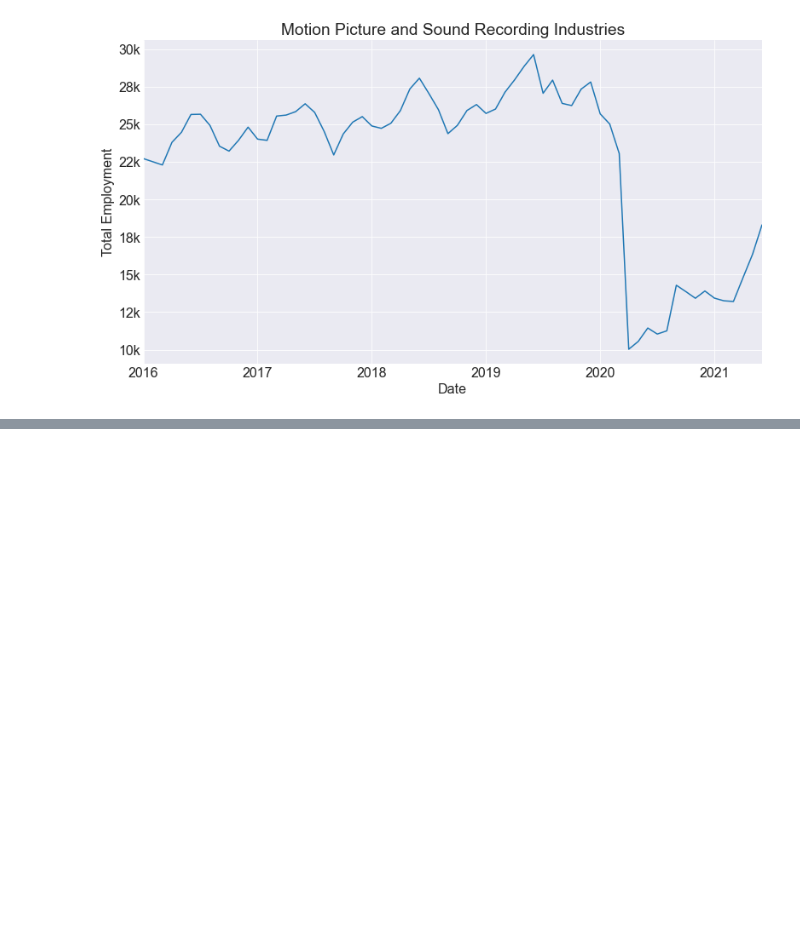
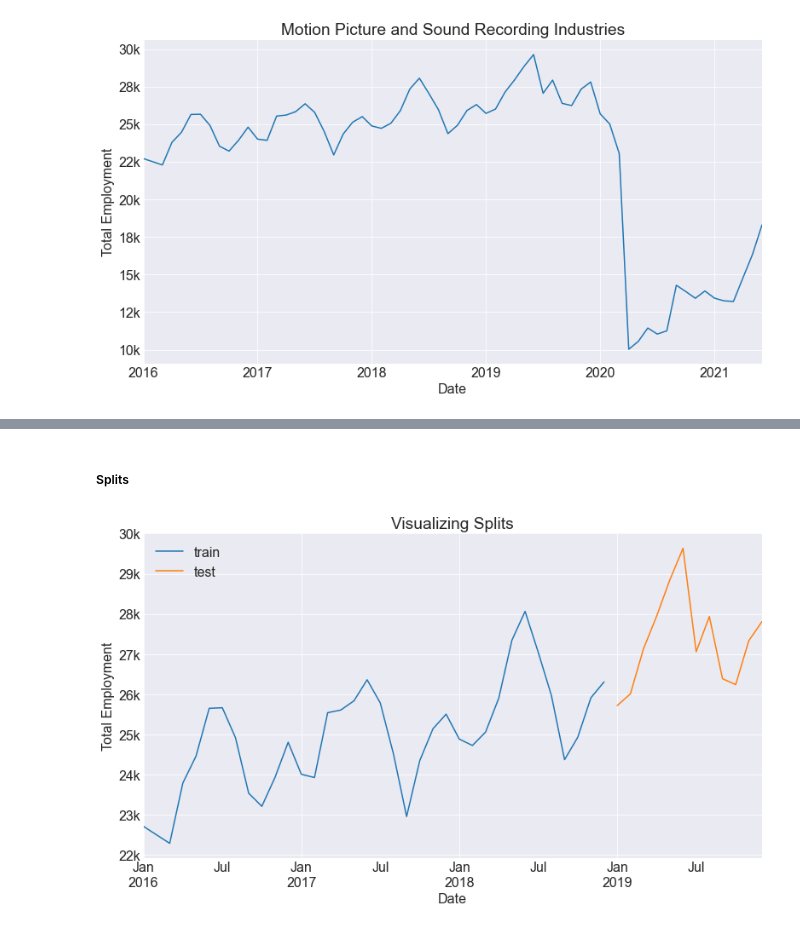
Before and after one commit to capstone-job-market-analysis/job-market-analysis, a Jupyter notebook: adam_scratch_forecasting.ipynb, the cells around one changed output, grey strips where cells are left out. Saved outputs shown, nothing was run; the diff lists cells and outputs as text; code cells hidden in the pictures; blank space fills up the shorter version.

```diff
--- a/adam_scratch_forecasting.ipynb
+++ b/adam_scratch_forecasting.ipynb
@@ -212,7 +212,7 @@ train = s_sporting['2016' : '2018']
 test = s_sporting['2019']
 # %%
 # create a function to visualize splits
-def viz_splits(train, validate, test):
+def viz_splits(train, test):
     ax = train.plot(label='train')
     # validate.plot(ax=ax, label='validate')
     test.plot(ax=ax, label='test')
@@ -345,0 +517,6 @@ s_motion['2020-04' : ].plot()
+# %%
+# forecast pre-COVID behavior after full recovery
+s_motion = forecast_ind_dict['Motion Picture and Sound Recording Industries']
+s_motion.plot()
+plt.gca().set(ylabel = 'Total Employment', title='Motion Picture and Sound Recording Industries')
+plt.gca().yaxis.set_major_formatter(lambda x, pos: '{:.0f}k'.format(x / 1_000));
@@ -345,0 +525,19 @@ s_motion['2020-04' : ].plot()
+# %% [markdown]
+##### Splits
+# %%
+train = s_motion['2016' : '2018']
+test = s_motion['2019']
+# %%
+# create a function to visualize splits
+def viz_splits(train, test):
+    ax = train.plot(label='train')
+    test.plot(ax=ax, label='test')
+    plt.legend()
+    plt.title('Visualizing Splits')
+    plt.ylabel('Total Employment')
+    ax.yaxis.set_major_formatter(lambda x, pos: '{:.0f}k'.format(x / 1_000))
+    plt.show();
+# %%
+viz_splits(train, test)
+# %% [output]
+[figure, added]
```
Also changed, not shown: parts of 64 cells of this notebook.
